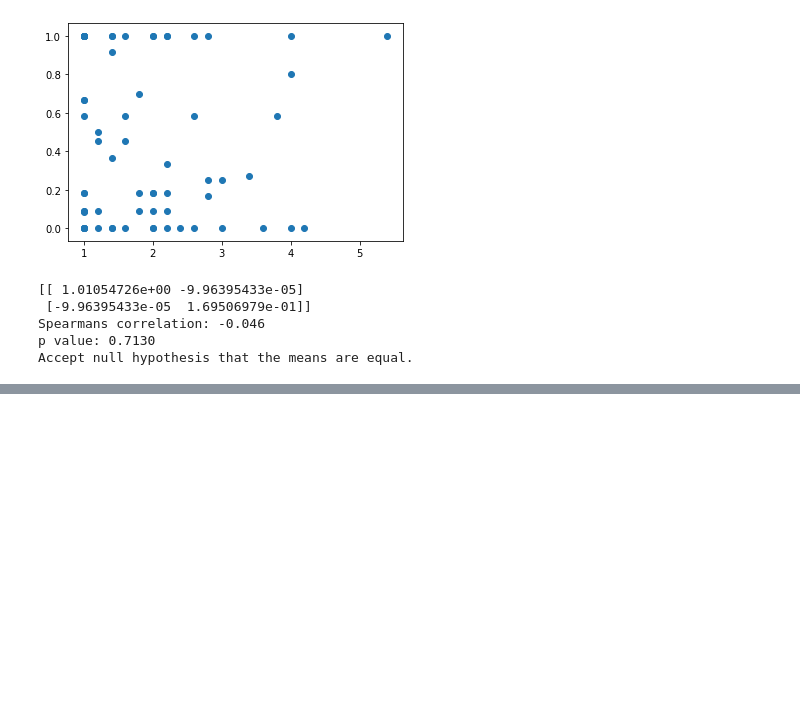
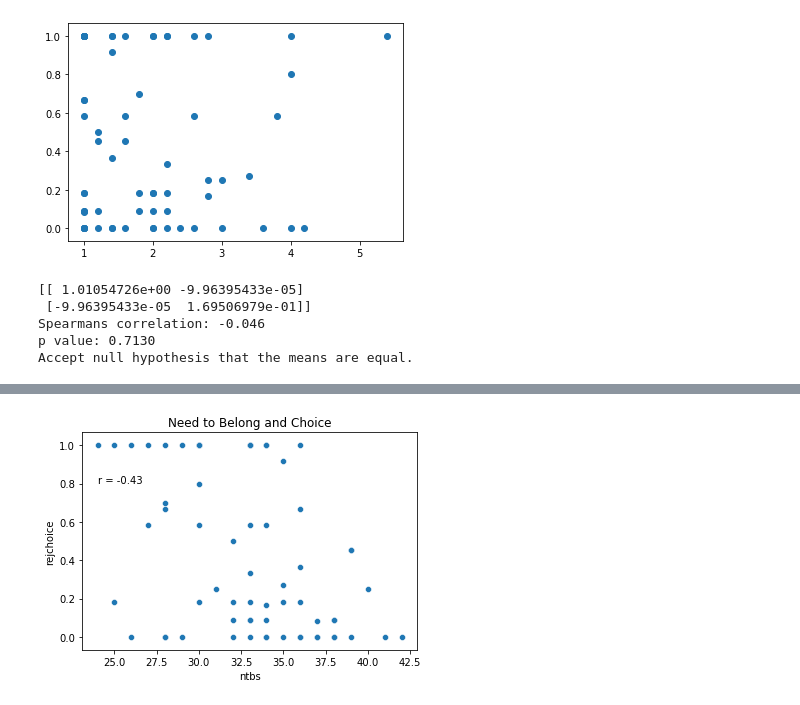
Before and after one commit to fareri-lab/Rejection_Choice, a Jupyter notebook: RMAnova w Pingouin_7.18.23.ipynb, the cells around one changed output, grey strips where cells are left out. Cells and saved outputs as stored; diff of their text form; code cells hidden in the pictures; blank space fills up the shorter version.

Commit message:
JD
updated results jupyter notebook, generated scatter plots with regression lines for AQ, MSPSS, NTBS, SRQ admiration and choice, NTBS and stress

```diff
--- a/RMAnova w Pingouin_7.18.23.ipynb
+++ b/RMAnova w Pingouin_7.18.23.ipynb
@@ -699,0 +700,4 @@ Accept null hypothesis that the means are equal.
+# %%
+ntbschoicescatter = pd.DataFrame()
+ntbschoicescatter['ntbs_'] = ntbs['NTBS_score']
+ntbschoicescatter['rejchoice_'] = rejchoice
@@ -699,0 +721,8 @@ Accept null hypothesis that the means are equal.
+# %%
+r = scipy.stats.pearsonr(x=ntbschoicescatter.ntbs, y=ntbschoicescatter.rejchoice)[0]
+scatterntbschoice = sns.scatterplot(data=ntbschoicescatter, x=ntbschoicescatter.ntbs, y=ntbschoicescatter.rejchoice)
+scatterntbschoice.set_title('Need to Belong and Choice')
+scatterntbschoice= plt.text(24, .8, 'r = ' + str(round(r, 2)))
+plt.savefig('ntbschoicescatterplot.png')
+# %% [output]
+[figure, added]
```
Also changed, not shown: parts of 35 cells of this notebook, 7 other files.
